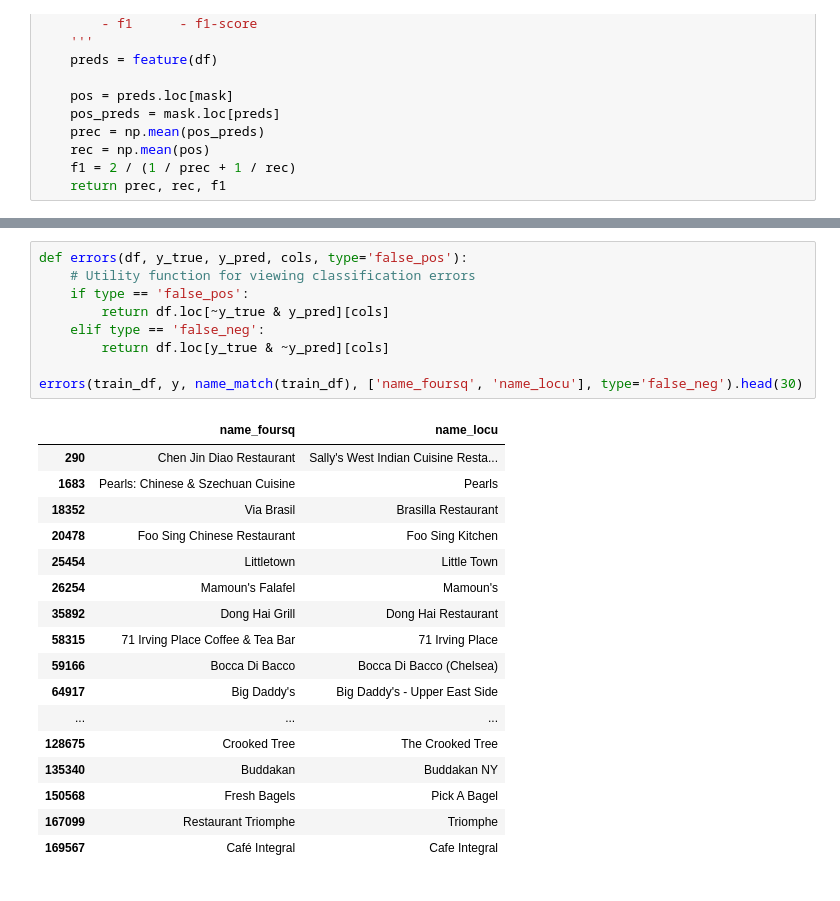
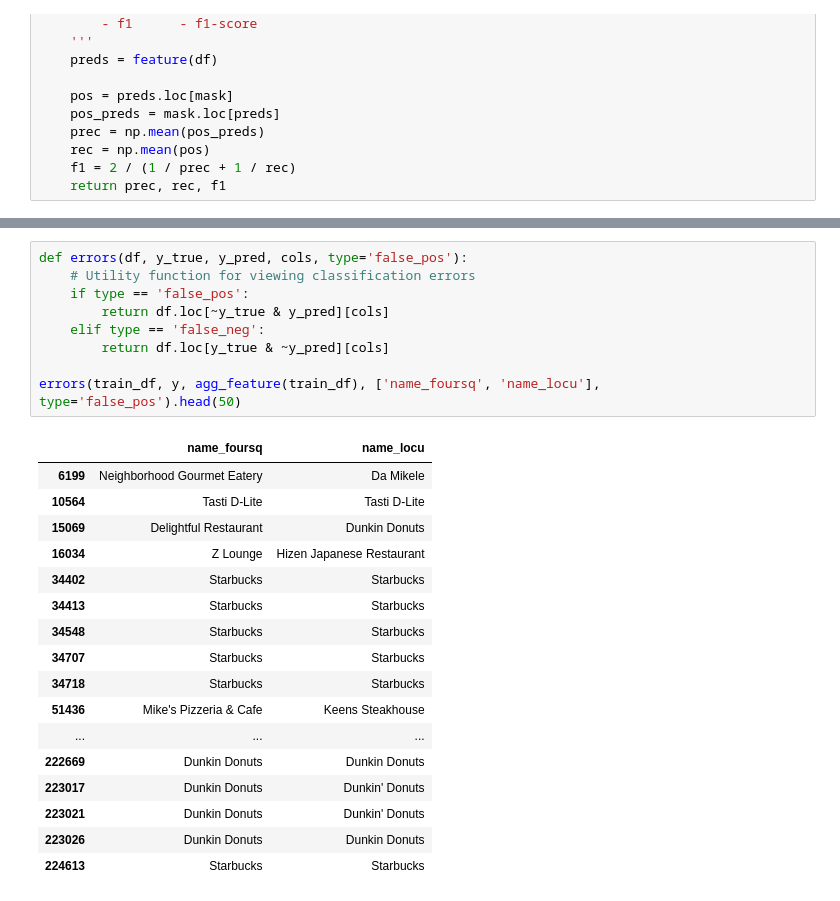
Before and after one commit to rz1993/coms4121_hw3, a Jupyter notebook: eda.ipynb, the cells around one changed output, grey strips where cells are left out. Drawn from its saved outputs; the diff is of its cells as text.

```diff
--- a/eda.ipynb
+++ b/eda.ipynb
@@ -142,29 +147,29 @@ print(prec_rec_f1(name_match, train_df, mask))
 # %%
 def errors(df, y_true, y_pred, cols, type='false_pos'):
     # Utility function for viewing classification errors
     if type == 'false_pos':
         return df.loc[~y_true & y_pred][cols]
     elif type == 'false_neg':
         return df.loc[y_true & ~y_pred][cols]
 
-errors(train_df, y, name_match(train_df), ['name_foursq', 'name_locu'], type='false_neg').head(30)
+errors(train_df, y, agg_feature(train_df), ['name_foursq', 'name_locu'], type='false_pos').head(50)
 # %% [output]
 |  | name_foursq | name_locu |
-| 290 | Chen Jin Diao Restaurant | Sally's West Indian Cuisine Resta... |
-| 1683 | Pearls: Chinese & Szechuan Cuisine | Pearls |
-| 18352 | Via Brasil | Brasilla Restaurant |
-| 20478 | Foo Sing Chinese Restaurant | Foo Sing Kitchen |
-| 25454 | Littletown | Little Town |
-| 26254 | Mamoun's Falafel | Mamoun's |
-| 35892 | Dong Hai Grill | Dong Hai Restaurant |
-| 58315 | 71 Irving Place Coffee & Tea Bar | 71 Irving Place |
-| 59166 | Bocca Di Bacco | Bocca Di Bacco (Chelsea) |
-| 64917 | Big Daddy's | Big Daddy's - Upper East Side |
+| 6199 | Neighborhood Gourmet Eatery | Da Mikele |
+| 10564 | Tasti D-Lite | Tasti D-Lite |
+| 15069 | Delightful Restaurant | Dunkin Donuts |
+| 16034 | Z Lounge | Hizen Japanese Restaurant |
+| 34402 | Starbucks | Starbucks |
+| 34413 | Starbucks | Starbucks |
+| 34548 | Starbucks | Starbucks |
+| 34707 | Starbucks | Starbucks |
+| 34718 | Starbucks | Starbucks |
+| 51436 | Mike's Pizzeria & Cafe | Keens Steakhouse |
 | ... | ... | ... |
-| 128675 | Crooked Tree | The Crooked Tree |
-| 135340 | Buddakan | Buddakan NY |
-| 150568 | Fresh Bagels | Pick A Bagel |
-| 167099 | Restaurant Triomphe | Triomphe |
-| 169567 | Café Integral | Cafe Integral |
+| 222669 | Dunkin Donuts | Dunkin Donuts |
+| 223017 | Dunkin Donuts | Dunkin' Donuts |
+| 223021 | Dunkin Donuts | Dunkin' Donuts |
+| 223026 | Dunkin Donuts | Dunkin Donuts |
+| 224613 | Starbucks | Starbucks |
 # %%
 # Play around with approximate matching for names
```
Also changed, not shown: parts of 13 cells of this notebook, 1 other file.
